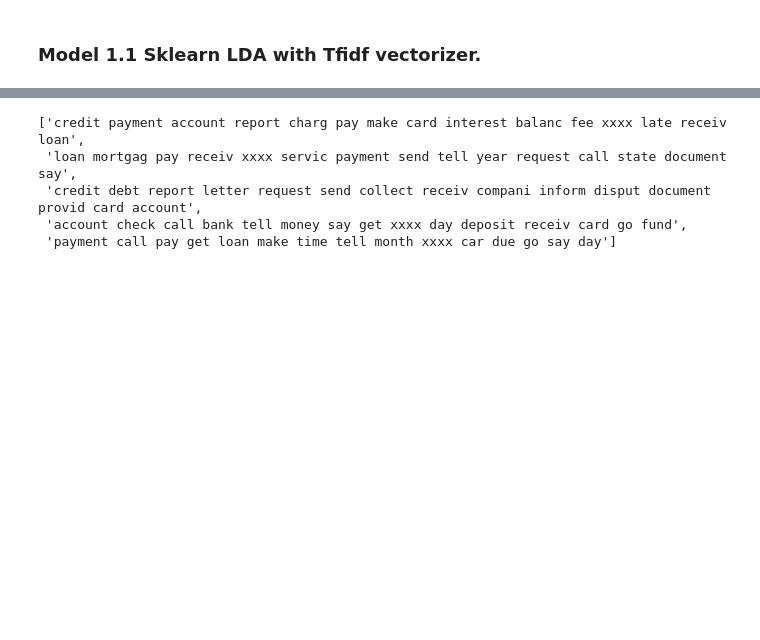
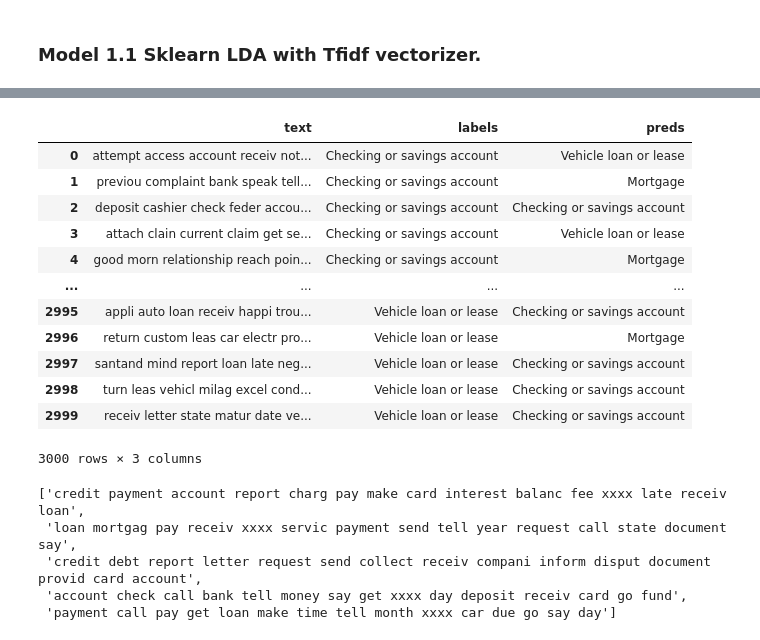
Before and after one commit to CalesSla/NLP_TopicModelling, a Jupyter notebook: Untitled.ipynb, the cells around one changed output, grey strips where cells are left out. Saved outputs shown, nothing was run; the diff lists cells and outputs as text; code cells hidden in the pictures; blank space fills up the shorter version.

```diff
--- a/Untitled.ipynb
+++ b/Untitled.ipynb
@@ -328,3 +396,19 @@ H1 = lda.components_
+# %%
+df
+# %% [output]
+|  | text | labels | preds |
+| 0 | attempt access account receiv not... | Checking or savings account | Vehicle loan or lease |
+| 1 | previou complaint bank speak tell... | Checking or savings account | Mortgage |
+| 2 | deposit cashier check feder accou... | Checking or savings account | Checking or savings account |
+| 3 | attach clain current claim get se... | Checking or savings account | Vehicle loan or lease |
+| 4 | good morn relationship reach poin... | Checking or savings account | Mortgage |
+| ... | ... | ... | ... |
+| 2995 | appli auto loan receiv happi trou... | Vehicle loan or lease | Checking or savings account |
+| 2996 | return custom leas car electr pro... | Vehicle loan or lease | Mortgage |
+| 2997 | santand mind report loan late neg... | Vehicle loan or lease | Checking or savings account |
+| 2998 | turn leas vehicl milag excel cond... | Vehicle loan or lease | Checking or savings account |
+| 2999 | receiv letter state matur date ve... | Vehicle loan or lease | Checking or savings account |
+3000 rows × 3 columns
 # %%
 # Words per topic
 num_words = 15
```
Also changed, not shown: parts of 29 cells of this notebook, 6 other files.
